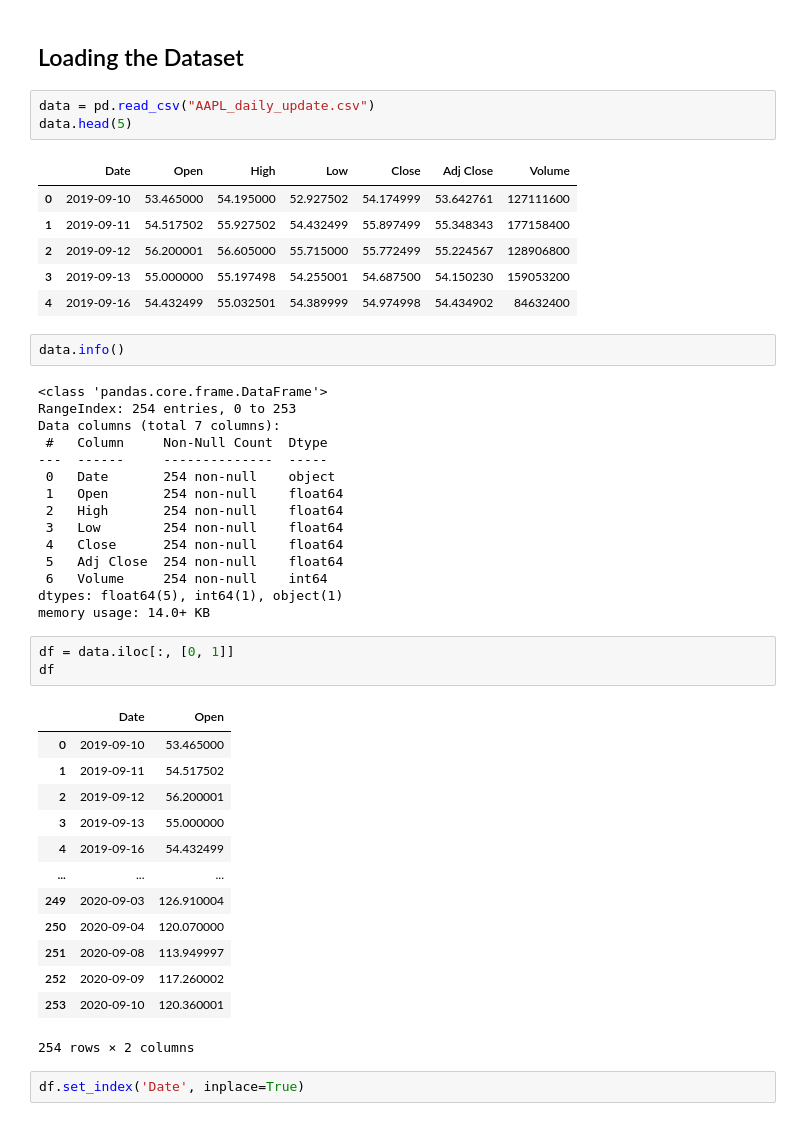
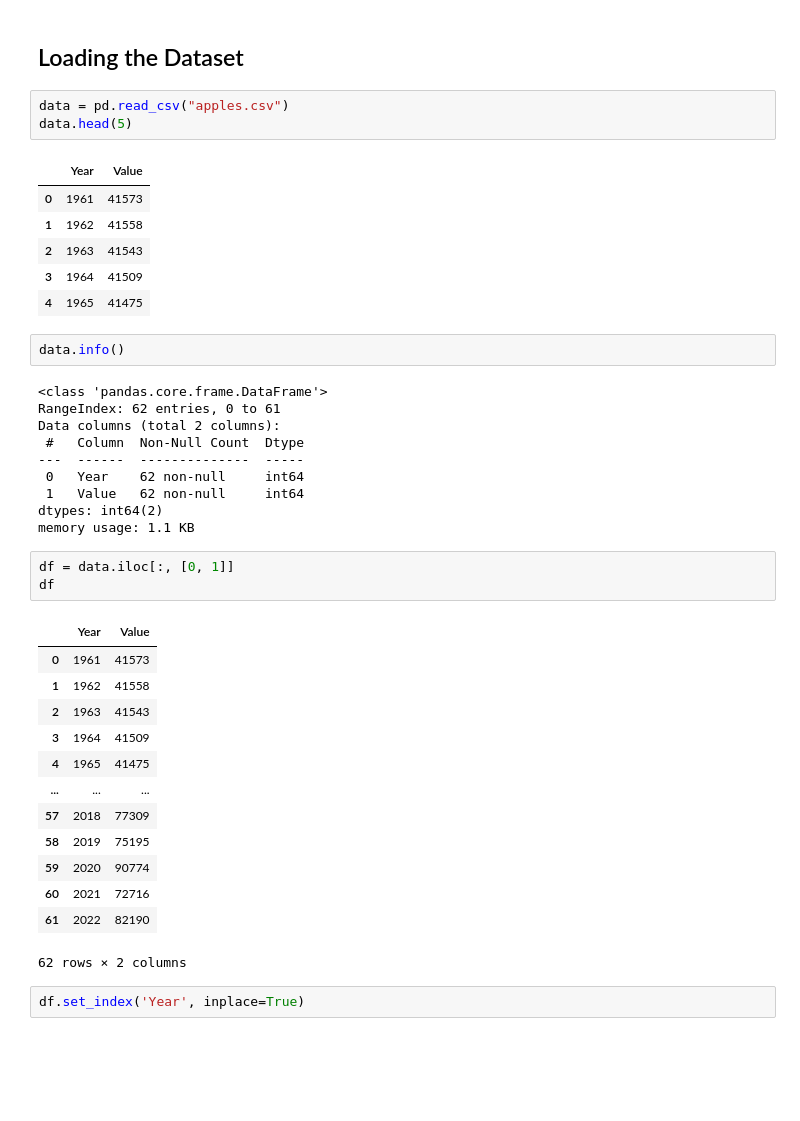
Before and after one commit to KAUSHAL0391/TFM, a Jupyter notebook: 27MAR.ipynb, the cells around one changed output. Cells and saved outputs as stored; diff of their text form; blank space fills up the shorter version.

```diff
--- a/27MAR.ipynb
+++ b/27MAR.ipynb
@@ -9,51 +9,46 @@ import seaborn as sns
 # %% [markdown]
 ## Loading the Dataset
 # %%
-data = pd.read_csv("AAPL_daily_update.csv")
+data = pd.read_csv("apples.csv")
 data.head(5)
 # %% [output]
-|  | Date | Open | High | Low | Close | Adj Close | Volume |
-| 0 | 2019-09-10 | 53.465000 | 54.195000 | 52.927502 | 54.174999 | 53.642761 | 127111600 |
-| 1 | 2019-09-11 | 54.517502 | 55.927502 | 54.432499 | 55.897499 | 55.348343 | 177158400 |
-| 2 | 2019-09-12 | 56.200001 | 56.605000 | 55.715000 | 55.772499 | 55.224567 | 128906800 |
-| 3 | 2019-09-13 | 55.000000 | 55.197498 | 54.255001 | 54.687500 | 54.150230 | 159053200 |
-| 4 | 2019-09-16 | 54.432499 | 55.032501 | 54.389999 | 54.974998 | 54.434902 | 84632400 |
+|  | Year | Value |
+| 0 | 1961 | 41573 |
+| 1 | 1962 | 41558 |
+| 2 | 1963 | 41543 |
+| 3 | 1964 | 41509 |
+| 4 | 1965 | 41475 |
 # %%
 data.info()
 # %% [output]
 <class 'pandas.core.frame.DataFrame'>
-RangeIndex: 254 entries, 0 to 253
-Data columns (total 7 columns):
- #   Column     Non-Null Count  Dtype
----  ------     --------------  -----
- 0   Date       254 non-null    object
- 1   Open       254 non-null    float64
- 2   High       254 non-null    float64
- 3   Low        254 non-null    float64
- 4   Close      254 non-null    float64
- 5   Adj Close  254 non-null    float64
- 6   Volume     254 non-null    int64
-dtypes: float64(5), int64(1), object(1)
-memory usage: 14.0+ KB
+RangeIndex: 62 entries, 0 to 61
+Data columns (total 2 columns):
+ #   Column  Non-Null Count  Dtype
+---  ------  --------------  -----
+ 0   Year    62 non-null     int64
+ 1   Value   62 non-null     int64
+dtypes: int64(2)
+memory usage: 1.1 KB
 # %%
 df = data.iloc[:, [0, 1]]
 df
 # %% [output]
-|  | Date | Open |
-| 0 | 2019-09-10 | 53.465000 |
-| 1 | 2019-09-11 | 54.517502 |
-| 2 | 2019-09-12 | 56.200001 |
-| 3 | 2019-09-13 | 55.000000 |
-| 4 | 2019-09-16 | 54.432499 |
+|  | Year | Value |
+| 0 | 1961 | 41573 |
+| 1 | 1962 | 41558 |
+| 2 | 1963 | 41543 |
+| 3 | 1964 | 41509 |
+| 4 | 1965 | 41475 |
 | ... | ... | ... |
-| 249 | 2020-09-03 | 126.910004 |
-| 250 | 2020-09-04 | 120.070000 |
-| 251 | 2020-09-08 | 113.949997 |
-| 252 | 2020-09-09 | 117.260002 |
-| 253 | 2020-09-10 | 120.360001 |
+| 57 | 2018 | 77309 |
+| 58 | 2019 | 75195 |
+| 59 | 2020 | 90774 |
+| 60 | 2021 | 72716 |
+| 61 | 2022 | 82190 |
-254 rows × 2 columns
+62 rows × 2 columns
 # %%
-df.set_index('Date', inplace=True)
+df.set_index('Year', inplace=True)
 # %%
 df
 # %% [output]
```
Also changed, not shown: parts of 4 cells of this notebook, 1 other file.
